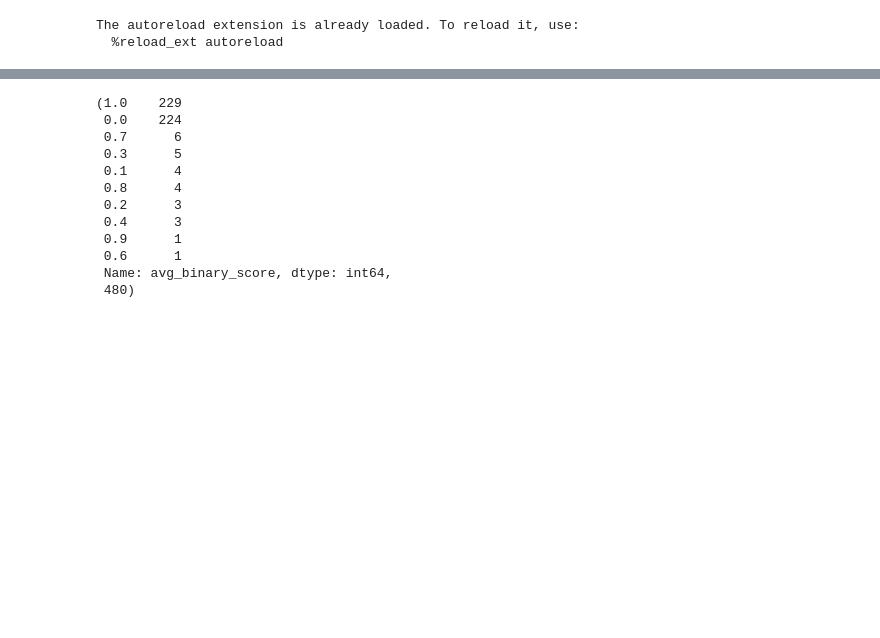
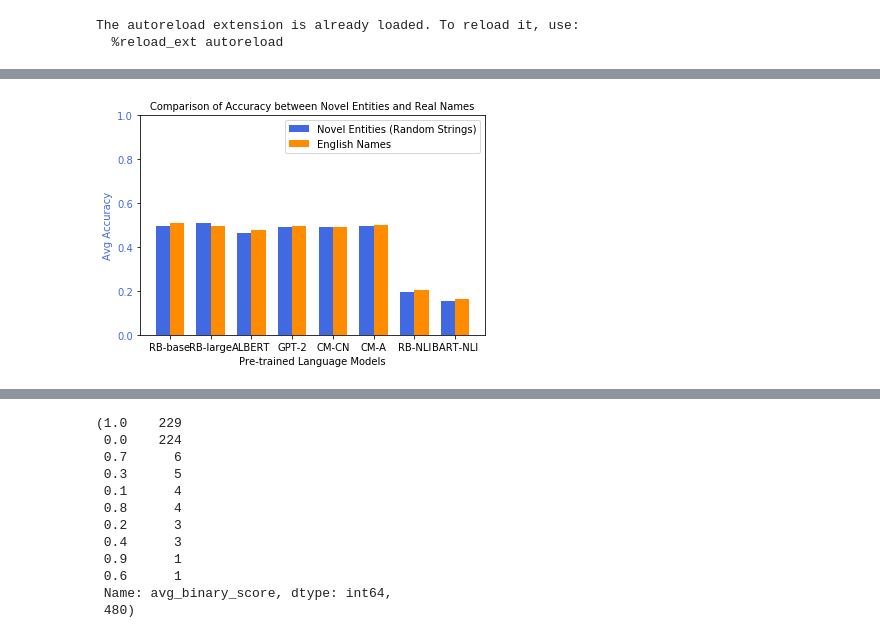
Before and after one commit to shaoxia57/common_sense_embedding_analysis, a Jupyter notebook: plot_nbs/Generate_Plots_Preprint.ipynb, the cells around one changed output, grey strips where cells are left out. Saved outputs shown, nothing was run; the diff lists cells and outputs as text; code cells hidden in the pictures; blank space fills up the shorter version.

```diff
--- a/plot_nbs/Generate_Plots_Preprint.ipynb
+++ b/plot_nbs/Generate_Plots_Preprint.ipynb
@@ -60,0 +87,18 @@ display_two_axis_bar_plot(x_labels, x_label, left_units, right_units,
+# %%
+x_labels = ["RB-base","RB-large", "ALBERT", "GPT-2","CM-CN","CM-A","RB-NLI", "BART-NLI"]
+x_label = "Pre-trained Language Models"
+y_label = "Avg Accuracy"
+y_one_label = "Novel Entities (Random Strings)"
+data_one = [0.494, 0.510, 0.462, 0.490, 0.490, 0.498, 0.194, 0.152]
+y_two_label = "English Names"
+data_two = [0.510, 0.496, 0.477,0.495, 0.490, 0.501, 0.206, 0.163]
+title = "Comparison of Accuracy between Novel Entities and Real Names"
+save_dir = '../data/preprint_figures/'
+
+display_two_bar_plot(x_labels, x_label, y_label, y_one_label, y_two_label, data_one,
+                     data_two, color1='royalblue', color2='darkorange',title=title,
+                     save_dir=save_dir,
+                     add_nums_to_bars=False, small_title=False, label_x_ticks=True,
+                     x_ticks_rotation=0)
+# %% [output]
+[figure, added]
```
Also changed, not shown: parts of 10 cells of this notebook, 18 other files.
